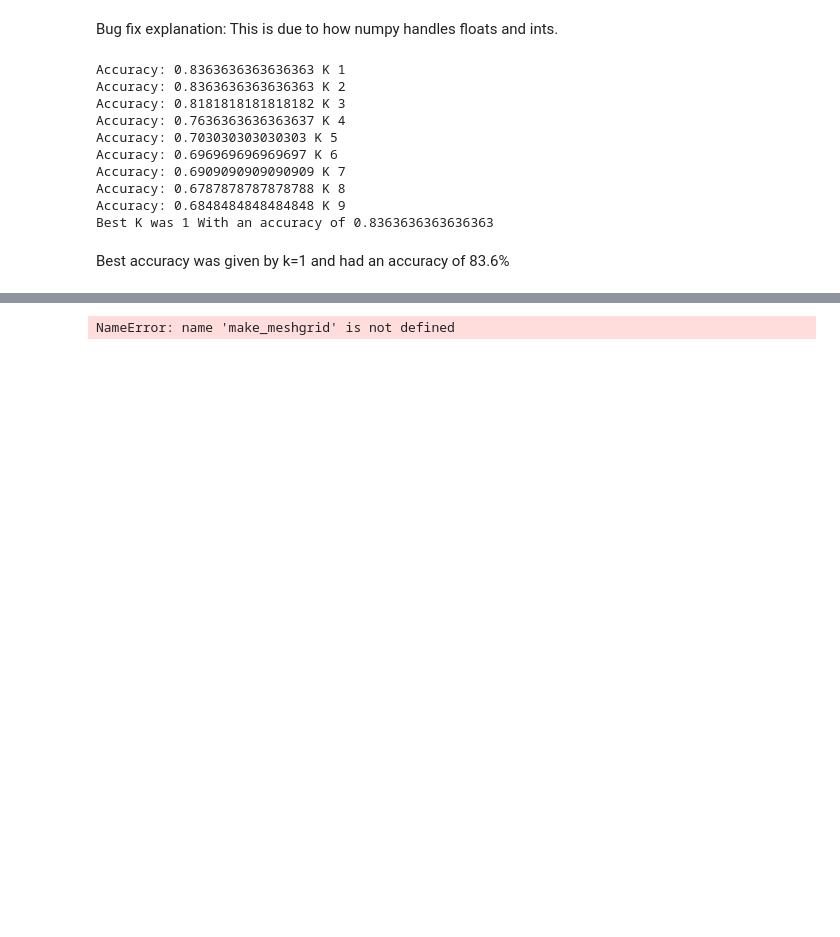
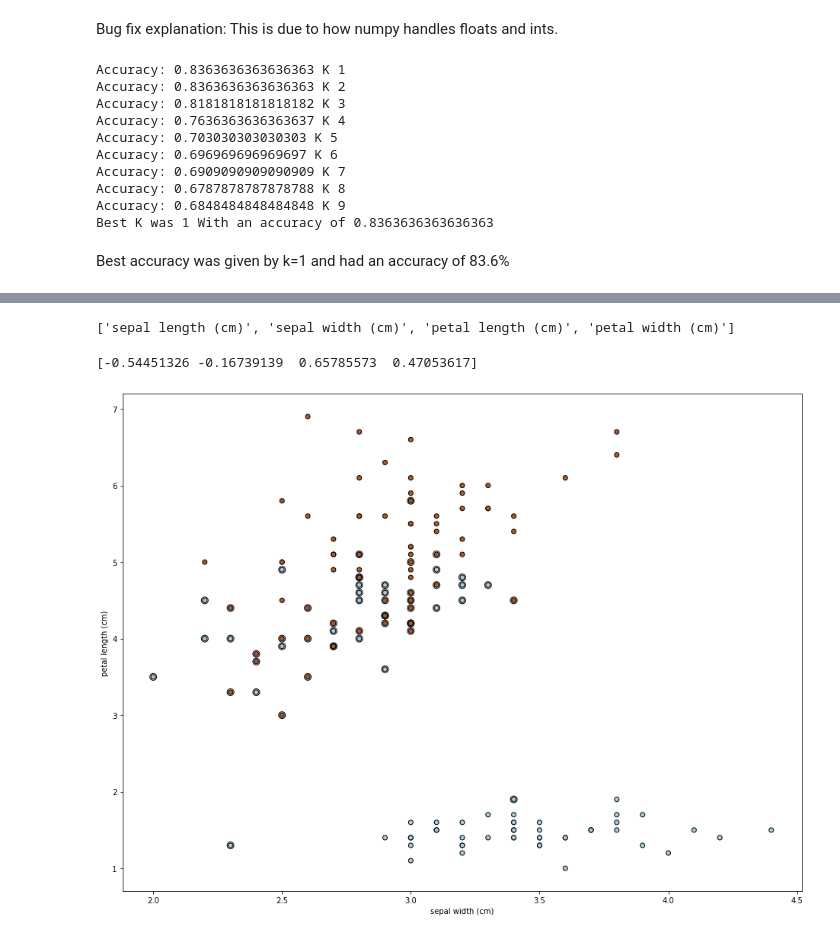
Before and after one commit to maxlengdell/D7041E, a Jupyter notebook: Labs/D7041E_code_for_lab1.ipynb, the cells around one changed output, grey strips where cells are left out. Drawn from its saved outputs; the diff is of its cells as text; code cells hidden in the pictures; blank space fills up the shorter version.

```diff
--- a/Labs/D7041E_code_for_lab1.ipynb
+++ b/Labs/D7041E_code_for_lab1.ipynb
@@ -408,21 +410,10 @@ SVC with polynomial kernel (OVR) has accuracy 0.8333333333333334
-# %%
-#title for plots
-title = ("Decision surface of linear SVC ")
-# Set-up grid for plotting.
-
-xx, yy = make_meshgrid(X0, X1)
-
-fig, ax = plt.subplots()
-
-
-plot_contours(ax, linear, xx, yy, cmap=plt.cm.coolwarm, alpha=0.8)
-
-ax.scatter(X0, X1, c=y, cmap=plt.cm.coolwarm, s=20, edgecolors="k")
-ax.set_ylabel("{}".format(feature_names[0]))
-ax.set_xlabel("{}".format(feature_names[1]))
-ax.set_xticks(())
-ax.set_yticks(())
-ax.set_title(title)
-plt.show()
-# %% [output]
-NameError: name 'make_meshgrid' is not defined
+# %%
+X = iris.data[:,:4] #First two features
+y = iris.target
+feature_names = iris.feature_names[:4]
+print(feature_names)
+classes = iris.target_names
+
+X_train, X_test, Y_train, Y_test = train_test_split(X,y, test_size=0.2, train_size=0.8)
+# %% [output]
+['sepal length (cm)', 'sepal width (cm)', 'petal length (cm)', 'petal width (cm)']
@@ -428,0 +424,38 @@ NameError: name 'make_meshgrid' is not defined
+# %%
+Y = [0] * 75 + [1] * 75
+
+#2vs3 decision boundry
+clf = svm.SVC(kernel='linear', decision_function_shape='ovr')
+clf.fit(X, Y)
+w = clf.coef_[0]
+print(w)
+a = -w[1] / w[2]
+
+h = 0.02
+x_min, x_max = X[:, 1].min() - 1, X[:, 1].max() + 1
+y_min, y_max = X[:, 2].min() - 1, X[:, 2].max() + 1
+xx, yy = np.meshgrid(np.arange(x_min, x_max, h),np.arange(y_min,y_max,h))
+
+yy2 = a * xx + (clf.intercept_[0]) / w[0]
+
+#print(len(clf.support_vectors_))
+margin = 1 / np.sqrt(np.sum(clf.coef_ ** 2))
+
+yy_down = yy - np.sqrt(1 + a ** 2) * margin
+yy_up = yy + np.sqrt(1 + a ** 2) * margin
+
+plt.figure(1, figsize=(16, 12))
+plt.clf()
+#plt.plot(xx, yy, "k-")
+#plt.plot(xx, yy_down, "k-")
+#plt.plot(xx, yy_up, "k-")
+plt.scatter(clf.support_vectors_[:, 1], clf.support_vectors_[:, 2], s=80, facecolors="none", zorder=10, edgecolors="k")
+plt.scatter(X[:, 1], X[:, 2], c=Y, zorder=10, cmap=plt.cm.Paired, edgecolors="k")
+plt.xlabel(feature_names[1])
+plt.ylabel(feature_names[2])
+plt.show()
+
+#3vs4 decision boundry
+# %% [output]
+[-0.54451326 -0.16739139  0.65785573  0.47053617]
+[figure, added]
```
Also changed, not shown: parts of 4 cells of this notebook.
